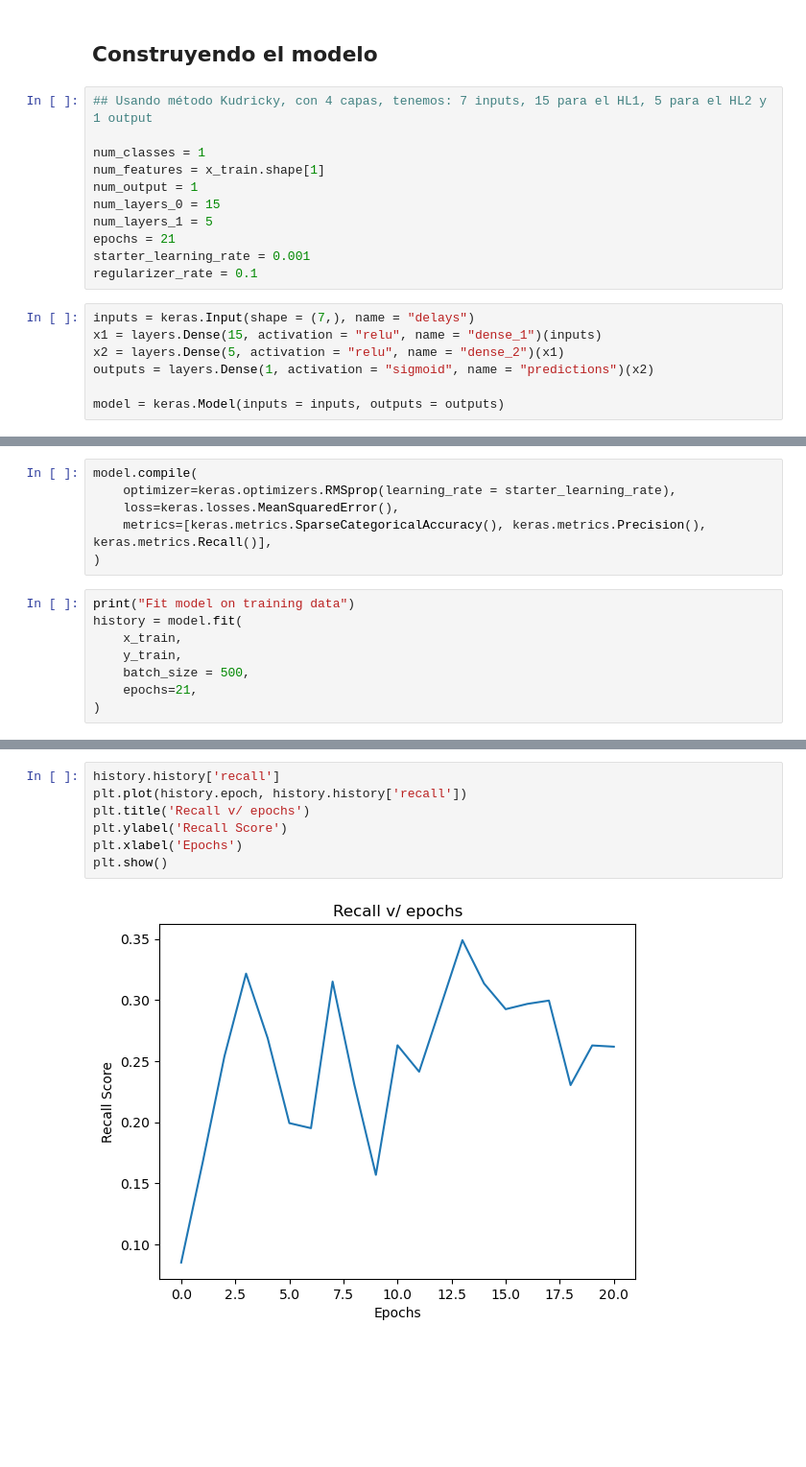
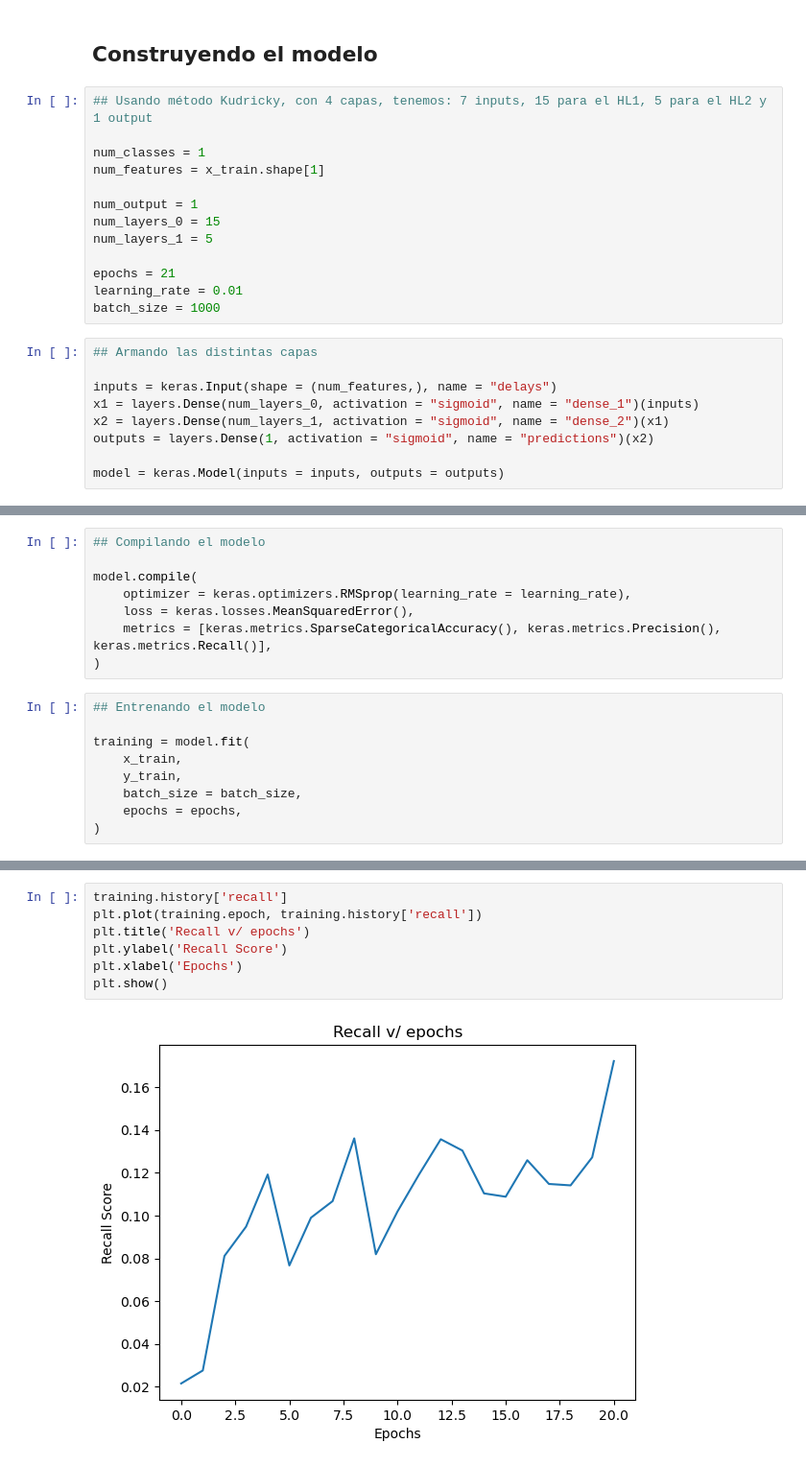
Before and after one commit to nsalazarv/msds_NN, a Jupyter notebook: MLP Classifier/mlp_aerolineas.ipynb, the cells around one changed output, grey strips where cells are left out. Shown at 96% size. Saved outputs shown, nothing was run; the diff lists cells and outputs as text; blank space fills up the shorter version.

```diff
--- a/MLP Classifier/mlp_aerolineas.ipynb
+++ b/MLP Classifier/mlp_aerolineas.ipynb
@@ -192,16 +194,20 @@ Target matrix: (107877,)
 
 num_classes = 1
 num_features = x_train.shape[1]
+
 num_output = 1
 num_layers_0 = 15
 num_layers_1 = 5
+
 epochs = 21
-starter_learning_rate = 0.001
-regularizer_rate = 0.1
+learning_rate = 0.01
+batch_size = 1000
 # %%
-inputs = keras.Input(shape = (7,), name = "delays")
-x1 = layers.Dense(15, activation = "relu", name = "dense_1")(inputs)
-x2 = layers.Dense(5, activation = "relu", name = "dense_2")(x1)
+## Armando las distintas capas
+
+inputs = keras.Input(shape = (num_features,), name = "delays")
+x1 = layers.Dense(num_layers_0, activation = "sigmoid", name = "dense_1")(inputs)
+x2 = layers.Dense(num_layers_1, activation = "sigmoid", name = "dense_2")(x1)
 outputs = layers.Dense(1, activation = "sigmoid", name = "predictions")(x2)
 
 model = keras.Model(inputs = inputs, outputs = outputs)
@@ -215,15 +221,18 @@ maxCacheSize: 5.33 GB
 # %%
+## Compilando el modelo
+
 model.compile(
-    optimizer=keras.optimizers.RMSprop(learning_rate = starter_learning_rate),
-    loss=keras.losses.MeanSquaredError(),
-    metrics=[keras.metrics.SparseCategoricalAccuracy(), keras.metrics.Precision(), keras.metrics.Recall()],
+    optimizer = keras.optimizers.RMSprop(learning_rate = learning_rate),
+    loss = keras.losses.MeanSquaredError(),
+    metrics = [keras.metrics.SparseCategoricalAccuracy(), keras.metrics.Precision(), keras.metrics.Recall()],
 )
 # %%
-print("Fit model on training data")
-history = model.fit(
+## Entrenando el modelo
+
+training = model.fit(
     x_train,
     y_train,
-    batch_size = 500,
-    epochs=21,
+    batch_size = batch_size,
+    epochs = epochs,
 )
 # %% [output]
@@ -271,10 +279,10 @@ plt.show()
 # %%
-history.history['recall']
-plt.plot(history.epoch, history.history['recall'])
+training.history['recall']
+plt.plot(training.epoch, training.history['recall'])
 plt.title('Recall v/ epochs')
 plt.ylabel('Recall Score')
 plt.xlabel('Epochs')
 plt.show()
 # %% [output]
-[figure, old version]
+[figure, new version]
 # %%
```
Also changed, not shown: parts of 11 cells of this notebook.
